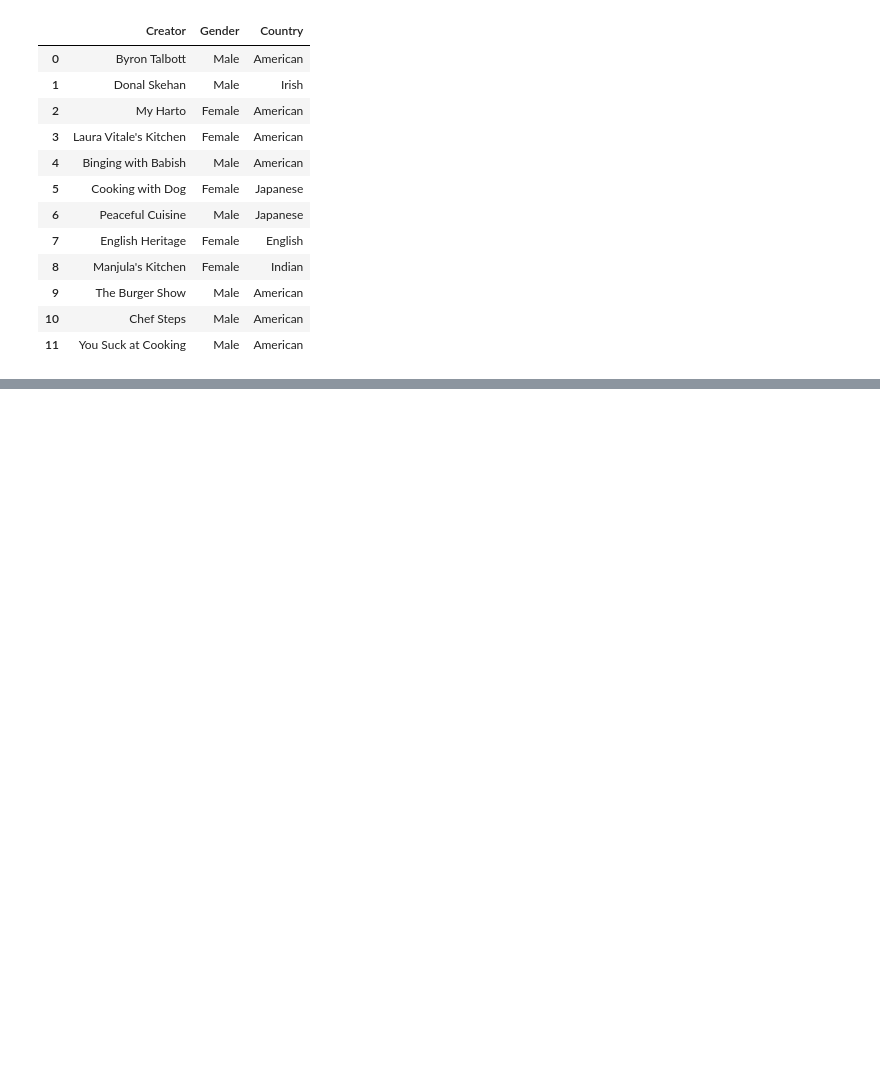
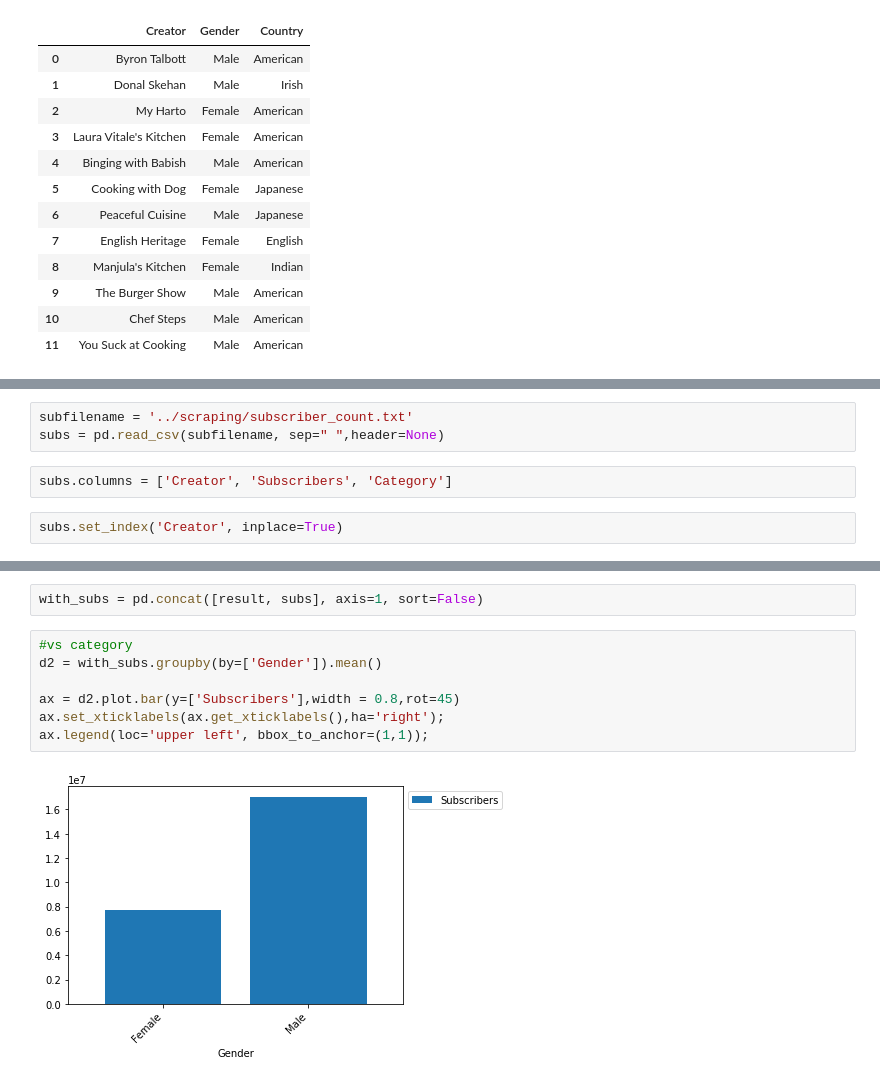
Before and after one commit to jivers-ucsd/ECE-229-Project---Group-7, a Jupyter notebook: plotting/graph influencers.ipynb, the cells around one changed output, grey strips where cells are left out. Cells and saved outputs as stored; diff of their text form; blank space fills up the shorter version.

Commit message:
Added subscribers field

```diff
--- a/plotting/graph influencers.ipynb
+++ b/plotting/graph influencers.ipynb
@@ -198,0 +279,7 @@ df[['Creator','Gender','Country','Normalized Positive','Normalized Negat']]
+# %%
+subfilename = '../scraping/subscriber_count.txt'
+subs = pd.read_csv(subfilename, sep=" ",header=None)
+# %%
+subs.columns = ['Creator', 'Subscribers', 'Category']
+# %%
+subs.set_index('Creator', inplace=True)
@@ -198,0 +307,11 @@ df[['Creator','Gender','Country','Normalized Positive','Normalized Negat']]
+# %%
+with_subs = pd.concat([result, subs], axis=1, sort=False)
+# %%
+#vs category
+d2 = with_subs.groupby(by=['Gender']).mean()
+
+ax = d2.plot.bar(y=['Subscribers'],width = 0.8,rot=45)
+ax.set_xticklabels(ax.get_xticklabels(),ha='right');
+ax.legend(loc='upper left', bbox_to_anchor=(1,1));
+# %% [output]
+[figure, added]
```
Also changed, not shown: parts of 26 cells of this notebook, 3 other files.
